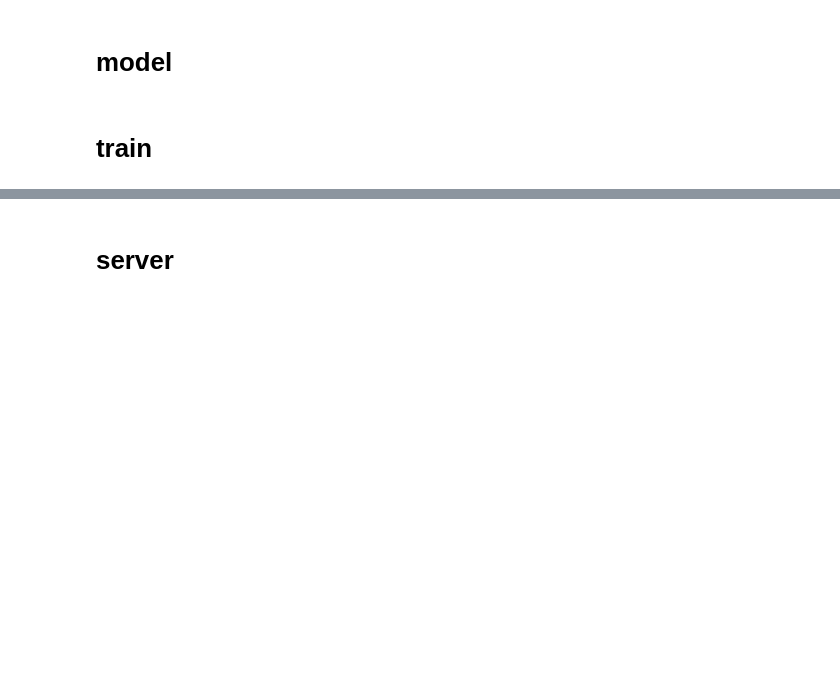
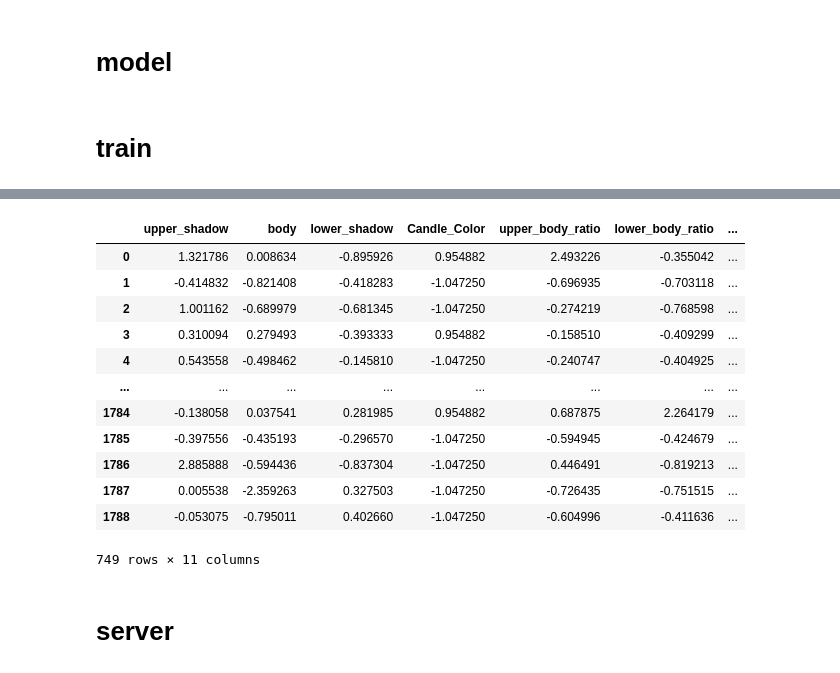
Before and after one commit to HosseinRZE/SimpleFeaturePipeline, a Jupyter notebook: play_grounds/regression.ipynb, the cells around one changed output, grey strips where cells are left out. Drawn from its saved outputs; the diff is of its cells as text; code cells hidden in the pictures; blank space fills up the shorter version.

```diff
--- a/play_grounds/regression.ipynb
+++ b/play_grounds/regression.ipynb
@@ -338,3 +461,20 @@ X torch.Size([56, 12]) y tensor([1.0872, 1.1267, 1.1800, 0.0000, 0.0000, 0.0000]
+# %%
+df_seq = df_seq.loc[~(df_seq==0).all(axis=1)]
+df_seq
+# %% [output]
+|  | upper_shadow | body | lower_shadow | Candle_Color | upper_body_ratio | lower_body_ratio | ... |
+| 0 | 1.321786 | 0.008634 | -0.895926 | 0.954882 | 2.493226 | -0.355042 | ... |
+| 1 | -0.414832 | -0.821408 | -0.418283 | -1.047250 | -0.696935 | -0.703118 | ... |
+| 2 | 1.001162 | -0.689979 | -0.681345 | -1.047250 | -0.274219 | -0.768598 | ... |
+| 3 | 0.310094 | 0.279493 | -0.393333 | 0.954882 | -0.158510 | -0.409299 | ... |
+| 4 | 0.543558 | -0.498462 | -0.145810 | -1.047250 | -0.240747 | -0.404925 | ... |
+| ... | ... | ... | ... | ... | ... | ... | ... |
+| 1784 | -0.138058 | 0.037541 | 0.281985 | 0.954882 | 0.687875 | 2.264179 | ... |
+| 1785 | -0.397556 | -0.435193 | -0.296570 | -1.047250 | -0.594945 | -0.424679 | ... |
+| 1786 | 2.885888 | -0.594436 | -0.837304 | -1.047250 | 0.446491 | -0.819213 | ... |
+| 1787 | 0.005538 | -2.359263 | 0.327503 | -1.047250 | -0.726435 | -0.751515 | ... |
+| 1788 | -0.053075 | -0.795011 | 0.402660 | -1.047250 | -0.604996 | -0.411636 | ... |
+749 rows × 11 columns
 # %% [markdown]
 # server
 # %%
```
Also changed, not shown: parts of 3 cells of this notebook, 4 other files.
